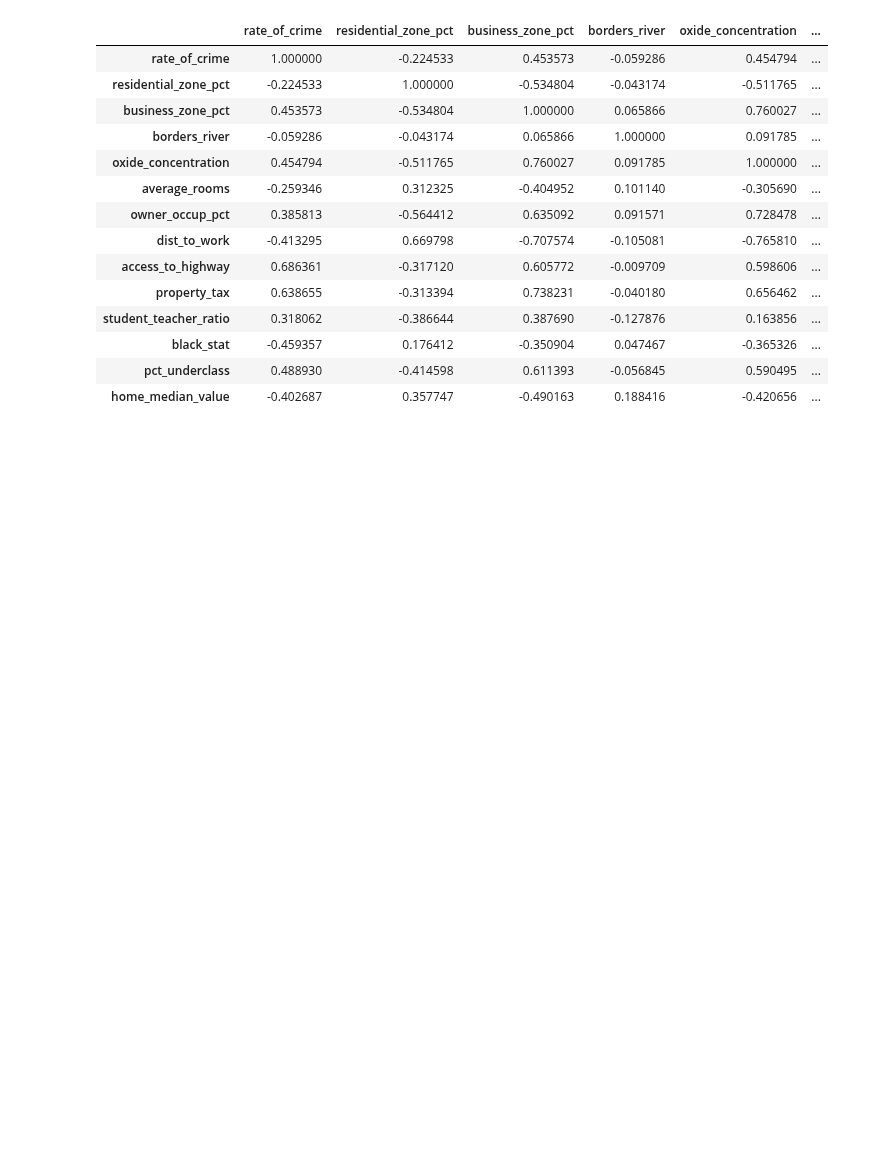
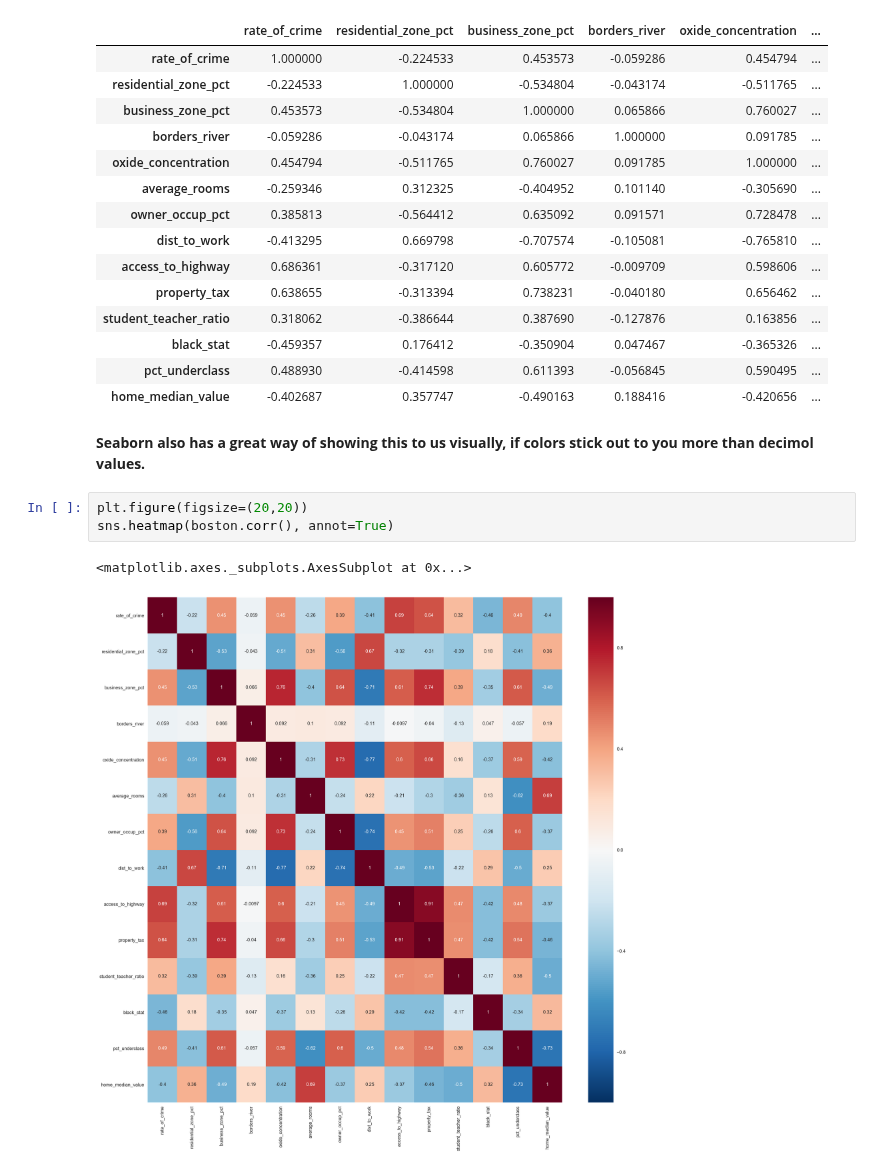
Before and after one commit to ga-curriculum/old-dsb-108-EDA, a Jupyter notebook: solution-code/basic-eda-walkthrough-solutions.ipynb, the cells around one changed output. Drawn from its saved outputs; the diff is of its cells as text; blank space fills up the shorter version.

```diff
--- a/solution-code/basic-eda-walkthrough-solutions.ipynb
+++ b/solution-code/basic-eda-walkthrough-solutions.ipynb
@@ -606,3 +648,11 @@ boston.corr()
 | black_stat | -0.459357 | 0.176412 | -0.350904 | 0.047467 | -0.365326 | ... |
 | pct_underclass | 0.488930 | -0.414598 | 0.611393 | -0.056845 | 0.590495 | ... |
 | home_median_value | -0.402687 | 0.357747 | -0.490163 | 0.188416 | -0.420656 | ... |
+# %% [markdown]
+**Seaborn also has a great way of showing this to us visually, if colors stick out to you more than decimol values.**
+# %%
+plt.figure(figsize=(20,20))
+sns.heatmap(boston.corr(), annot=True)
+# %% [output]
+<matplotlib.axes._subplots.AxesSubplot at 0x...>
+[figure, added]
```
Also changed, not shown: parts of 22 cells of this notebook, 5 other files.
